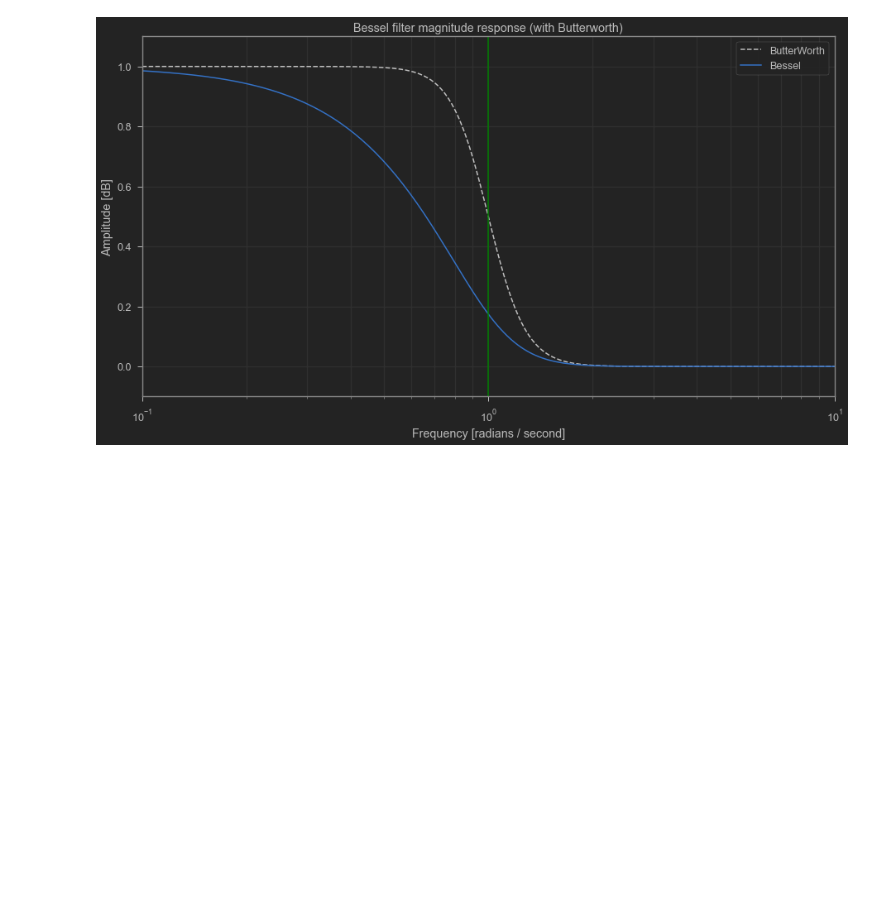
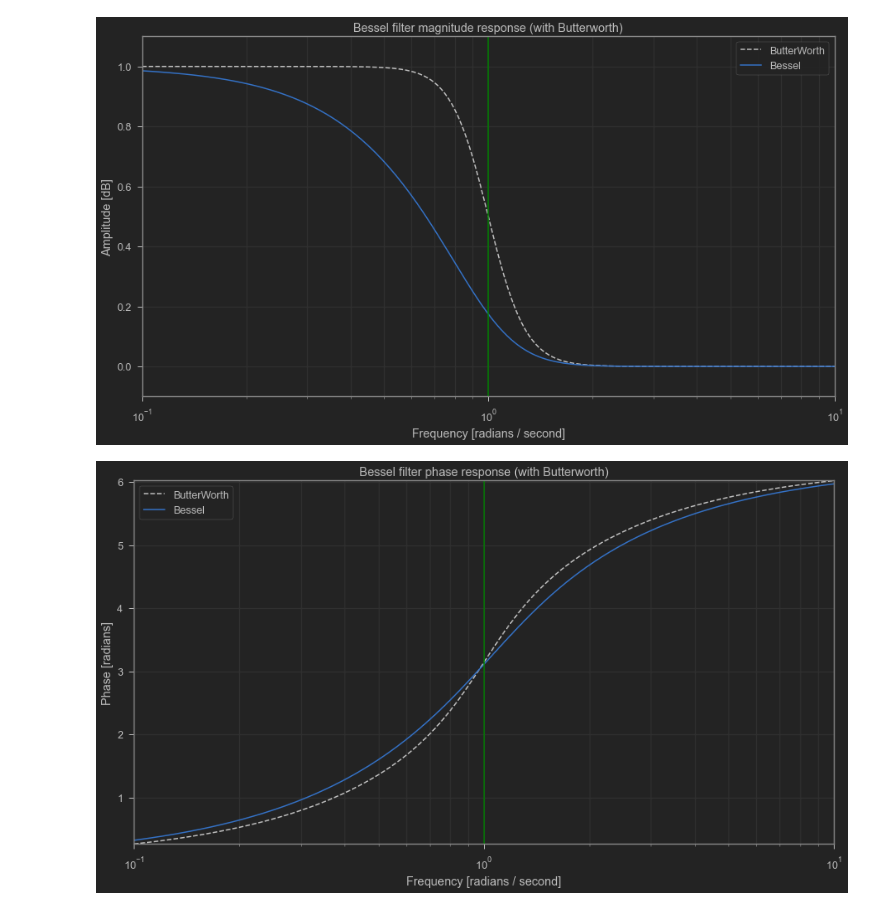
Before and after one commit to amirotd/Analog-Filters-Design, a Jupyter notebook: Bessel_Filter.ipynb, the cells around one changed output. Cells and saved outputs as stored; diff of their text form; code cells hidden in the pictures; blank space fills up the shorter version.

Commit message:
Compared phase response of Bessel with Butterworth

```diff
--- a/Bessel_Filter.ipynb
+++ b/Bessel_Filter.ipynb
@@ -74,3 +74,22 @@ plt.legend()
 plt.show()
 # %% [output]
 [figure]
+# %%
+# Phase response of Lowpass Bessel Filter compared with Lowpass Butterworth Filter
+b, a = sig.butter(4, 1, 'low', analog=True)
+w, h = sig.freqs(b, a)
+plt.figure(1, figsize=(15,8))
+plt.semilogx(w, -np.unwrap(np.angle(h)), color='silver', ls='dashed', label='ButterWorth')
+b, a = sig.bessel(4, 1, 'low', analog=True, norm='phase')
+w, h = sig.freqs(b, a)
+plt.semilogx(w, -np.unwrap(np.angle(h)), label='Bessel')
+plt.title('Bessel filter phase response (with Butterworth)')
+plt.xlabel('Frequency [radians / second]')
+plt.ylabel('Phase [radians]')
+plt.grid(which='both', axis='both')
+plt.axvline(1, color='green')  # cutoff frequency
+plt.legend()
+plt.margins(0, 0)
+plt.show()
+# %% [output]
+[figure, added]
```
